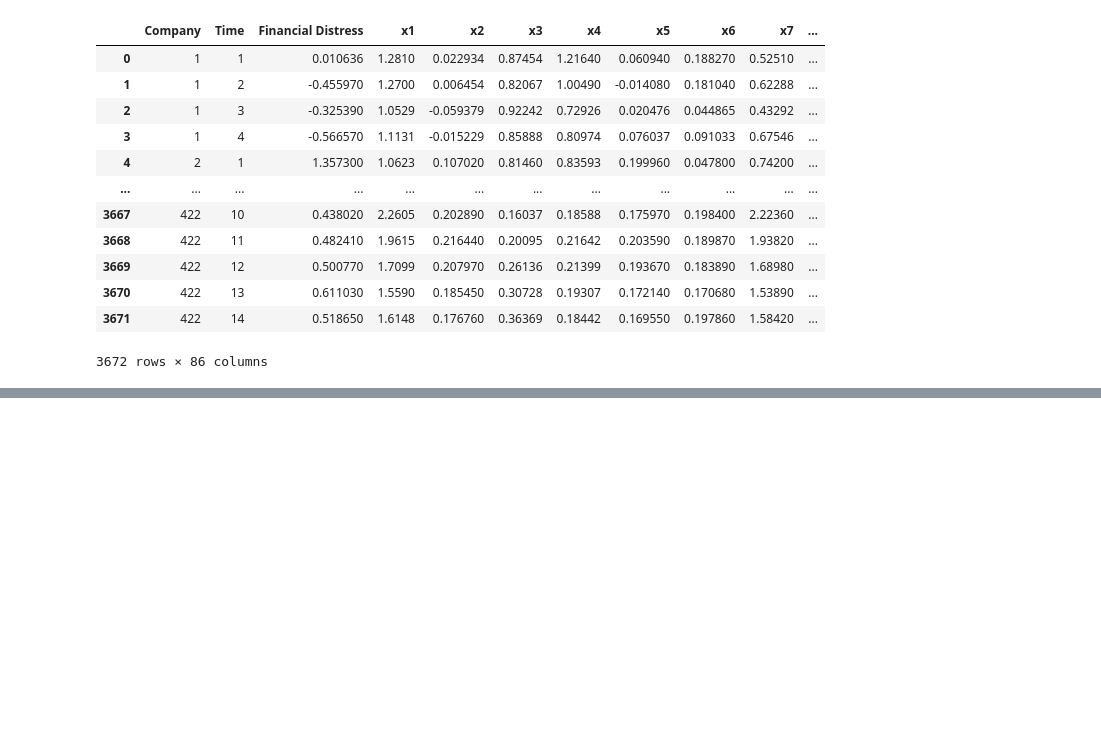
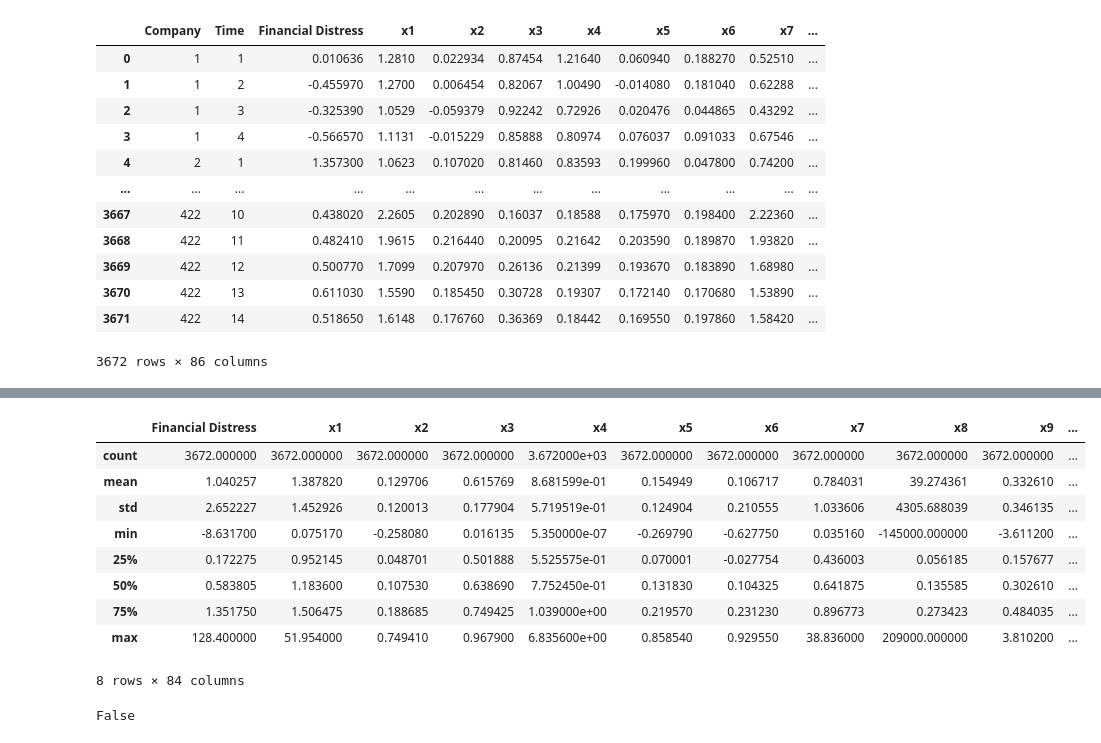
Before and after one commit to bsebast2/AppliedMLProject, a Jupyter notebook: Applied_ML.ipynb, the cells around one changed output, grey strips where cells are left out. Cells and saved outputs as stored; diff of their text form; code cells hidden in the pictures; blank space fills up the shorter version.

```diff
--- a/Applied_ML.ipynb
+++ b/Applied_ML.ipynb
@@ -89,0 +141,17 @@ df
+# %%
+df1.describe()
+# %% [output]
+|  | Financial Distress | x1 | x2 | x3 | x4 | x5 | x6 | x7 | x8 | x9 | ... |
+| count | 3672.000000 | 3672.000000 | 3672.000000 | 3672.000000 | 3.672000e+03 | 3672.000000 | 3672.000000 | 3672.000000 | 3672.000000 | 3672.000000 | ... |
+| mean | 1.040257 | 1.387820 | 0.129706 | 0.615769 | 8.681599e-01 | 0.154949 | 0.106717 | 0.784031 | 39.274361 | 0.332610 | ... |
+| std | 2.652227 | 1.452926 | 0.120013 | 0.177904 | 5.719519e-01 | 0.124904 | 0.210555 | 1.033606 | 4305.688039 | 0.346135 | ... |
+| min | -8.631700 | 0.075170 | -0.258080 | 0.016135 | 5.350000e-07 | -0.269790 | -0.627750 | 0.035160 | -145000.000000 | -3.611200 | ... |
+| 25% | 0.172275 | 0.952145 | 0.048701 | 0.501888 | 5.525575e-01 | 0.070001 | -0.027754 | 0.436003 | 0.056185 | 0.157677 | ... |
+| 50% | 0.583805 | 1.183600 | 0.107530 | 0.638690 | 7.752450e-01 | 0.131830 | 0.104325 | 0.641875 | 0.135585 | 0.302610 | ... |
+| 75% | 1.351750 | 1.506475 | 0.188685 | 0.749425 | 1.039000e+00 | 0.219570 | 0.231230 | 0.896773 | 0.273423 | 0.484035 | ... |
+| max | 128.400000 | 51.954000 | 0.749410 | 0.967900 | 6.835600e+00 | 0.858540 | 0.929550 | 38.836000 | 209000.000000 | 3.810200 | ... |
+8 rows × 84 columns
+# %%
+df1.isnull().values.any() # no null or missing values
+# %% [output]
+False
```
Also changed, not shown: parts of 6 cells of this notebook.
